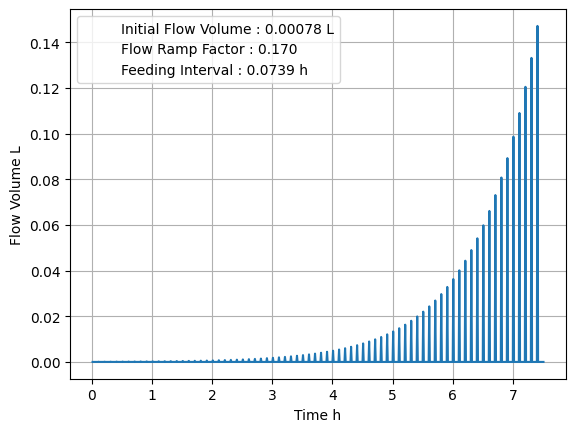
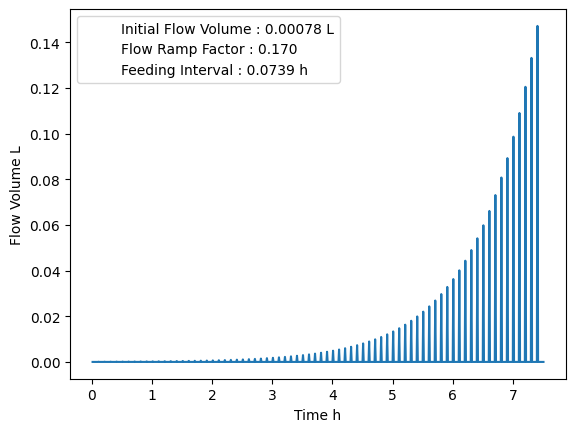
Unified diff of the notebook cell whose output changed from the first chart to the second:
--- before
+++ after
@@ -35,8 +35,6 @@
 # Add the custom legend
 plt.legend(handles=custom_lines)
-plt.grid(True)
 
 
 
 
-

Commit: Final v1